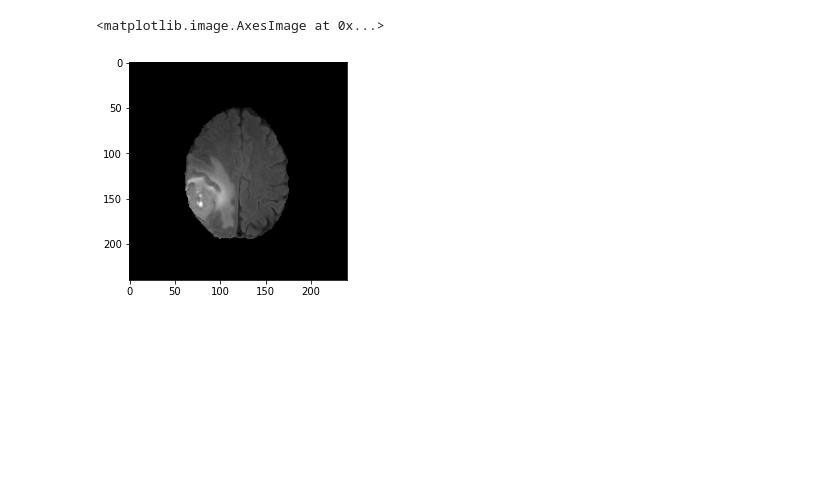
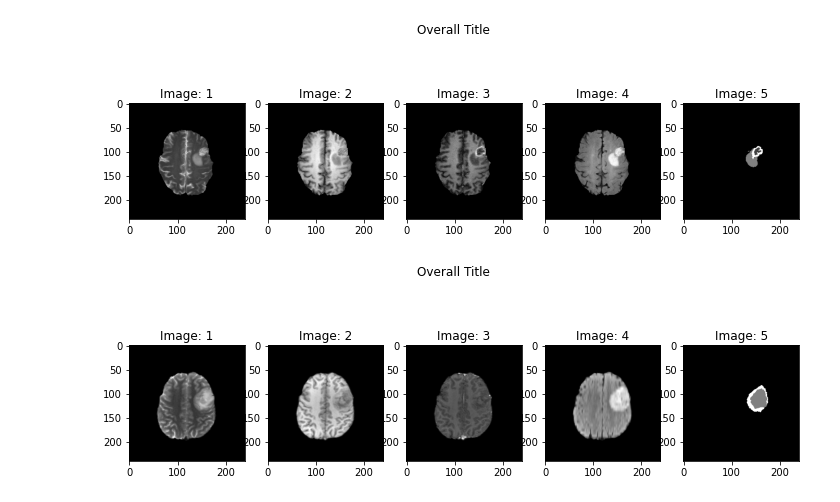
Before and after one commit to lorenzo99pepe/deep_learning_project, a Jupyter notebook: eda.ipynb, the cells around one changed output. Drawn from its saved outputs; the diff is of its cells as text; code cells hidden in the pictures; blank space fills up the shorter version.

```diff
--- a/eda.ipynb
+++ b/eda.ipynb
@@ -11,2 +32,3 @@ from pathlib import Path
 # %%
-data1 = Path(os.getcwd()) / 'data'
+hgg = Path(os.getcwd()) / 'data' / 'HGG'
+lgg = Path(os.getcwd()) / 'data' / 'LGG'
@@ -117,5 +35,15 @@ array([[0, 0, 0, ..., 0, 0, 0],
-# %%
-plt.imshow(nda)
-# %% [output]
-<matplotlib.image.AxesImage at 0x...>
-[figure, removed]
+# %%
+t2, t1ce, t1, flair, seg = get_images_lists_from_path(hgg)
+t2l, t1cel, t1l, flairl, segl = get_images_lists_from_path(lgg)
+
+images = [t2, t1, t1ce, flair, seg]
+imagesl = [t2l, t1l, t1cel, flairl, segl]
+all_images = get_images_lists_from_more_paths([hgg,lgg])
+# %%
+plot_observation(images, 0)
+# %% [output]
+[figure, added]
+# %%
+plot_observation(imagesl, 0)
+# %% [output]
+[figure, added]
```
Also changed, not shown: parts of 11 cells of this notebook, 2 other files.
